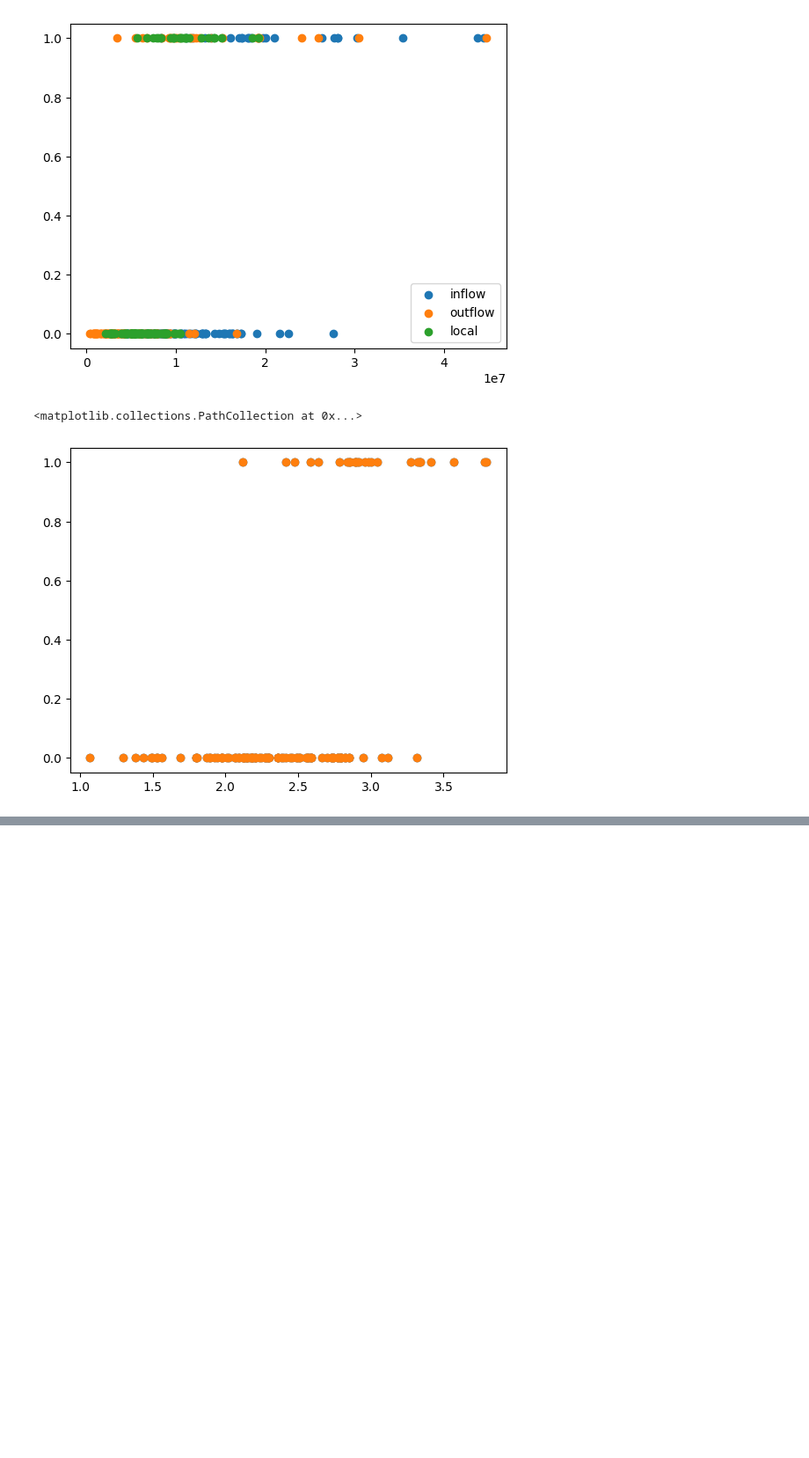
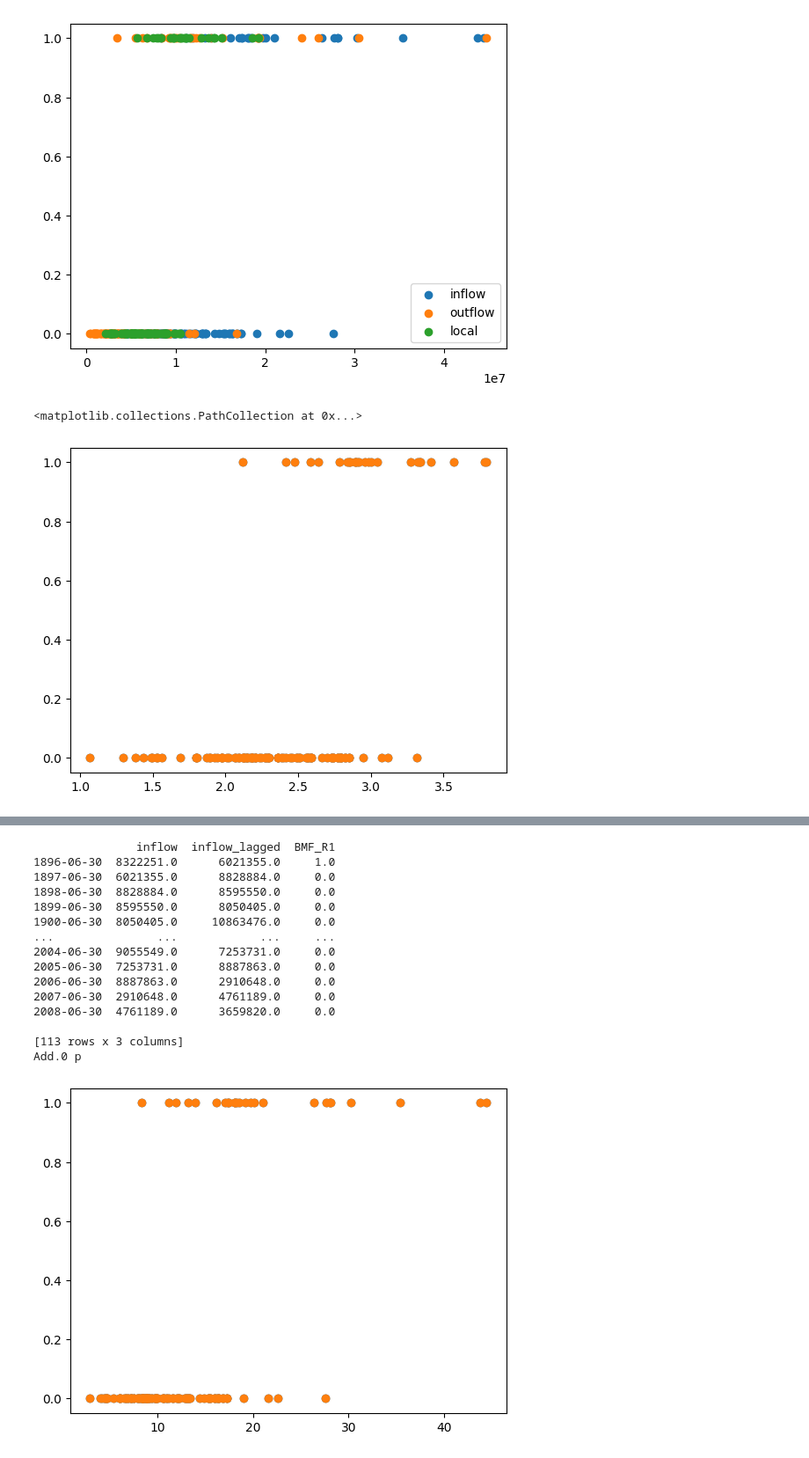
Before and after one commit to derob/WERP_projecting_SFIs, a Jupyter notebook: notebooks/test_notebook.ipynb, the cells around one changed output, grey strips where cells are left out. Shown at 88% size. Drawn from its saved outputs; the diff is of its cells as text; code cells hidden in the pictures; blank space fills up the shorter version.

```diff
--- a/notebooks/test_notebook.ipynb
+++ b/notebooks/test_notebook.ipynb
@@ -265,0 +206,7 @@ You can set `verbose=True` for more details
+# %%
+with binomial_regression_model:
+    pymc.set_data({'x':predictdata2['inflow'] })
+    idata = pymc.sample_posterior_predictive(idata,  var_names=["p"],
+        return_inferencedata=True,
+        predictions=True,
+        extend_inferencedata=True,)
@@ -265,0 +256,47 @@ You can set `verbose=True` for more details
+# %%
+
+data = pd.concat([annualpredictor['inflow'], laggedinflow_predictor['inflow_lagged'],outdf['BMF_R1']],axis=1, join='inner')
+
+#data = pd.concat([data ,outdf['BMF_R1']],axis=1, join='inner')
+print(data)
+data['inflow'] = (data['inflow']/1000000)
+data['inflow_lagged'] = (data['inflow_lagged']/1000000)
+data = data.reset_index()[data.columns[-3:]]
+
+plt.scatter(x=data['inflow'], y= data['BMF_R1'])
+
+data = data.sort_values(by = 'inflow')
+n = 1 #data.shape[0]
+
+plt.scatter(data['inflow'], data['BMF_R1'], label = col)
+
+with pymc.Model() as binomial_regression_model:
+    x = pymc.Data("x", (data['inflow']))
+    z = pymc.Data("z", (data['inflow_lagged']))
+    # priors
+    beta0 = pymc.Normal("beta0", mu=0, sigma=100)
+    beta1 = pymc.Normal("beta1", mu=0, sigma=100)
+    beta2 = pymc.Normal("beta2", mu=0, sigma=100)
+    # linear model
+    mu = beta0 + beta1 * x + beta2 * z
+    p = pymc.Deterministic("p", pymc.math.invlogit(mu))
+    print(mu, p)
+    # likelihood
+    pymc.Binomial("y", n=n, p=p, observed=data['BMF_R1'])
+# %% [output]
+               inflow  inflow_lagged  BMF_R1
+1896-06-30  8322251.0      6021355.0     1.0
+1897-06-30  6021355.0      8828884.0     0.0
+1898-06-30  8828884.0      8595550.0     0.0
+1899-06-30  8595550.0      8050405.0     0.0
+1900-06-30  8050405.0     10863476.0     0.0
+...               ...            ...     ...
+2004-06-30  9055549.0      7253731.0     0.0
+2005-06-30  7253731.0      8887863.0     0.0
+2006-06-30  8887863.0      2910648.0     0.0
+2007-06-30  2910648.0      4761189.0     0.0
+2008-06-30  4761189.0      3659820.0     0.0
+
+[113 rows x 3 columns]
+Add.0 p
+[figure, added]
```
Also changed, not shown: parts of 29 cells of this notebook.
